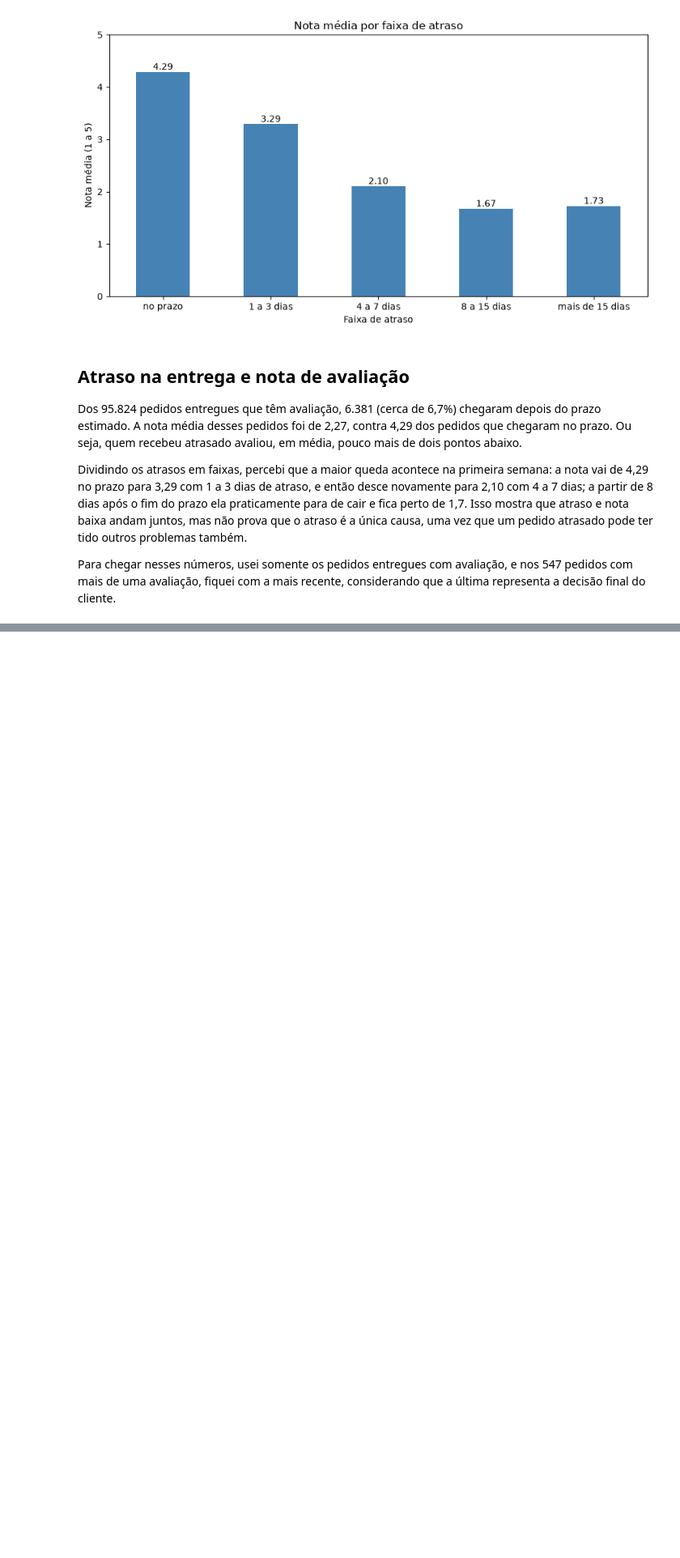
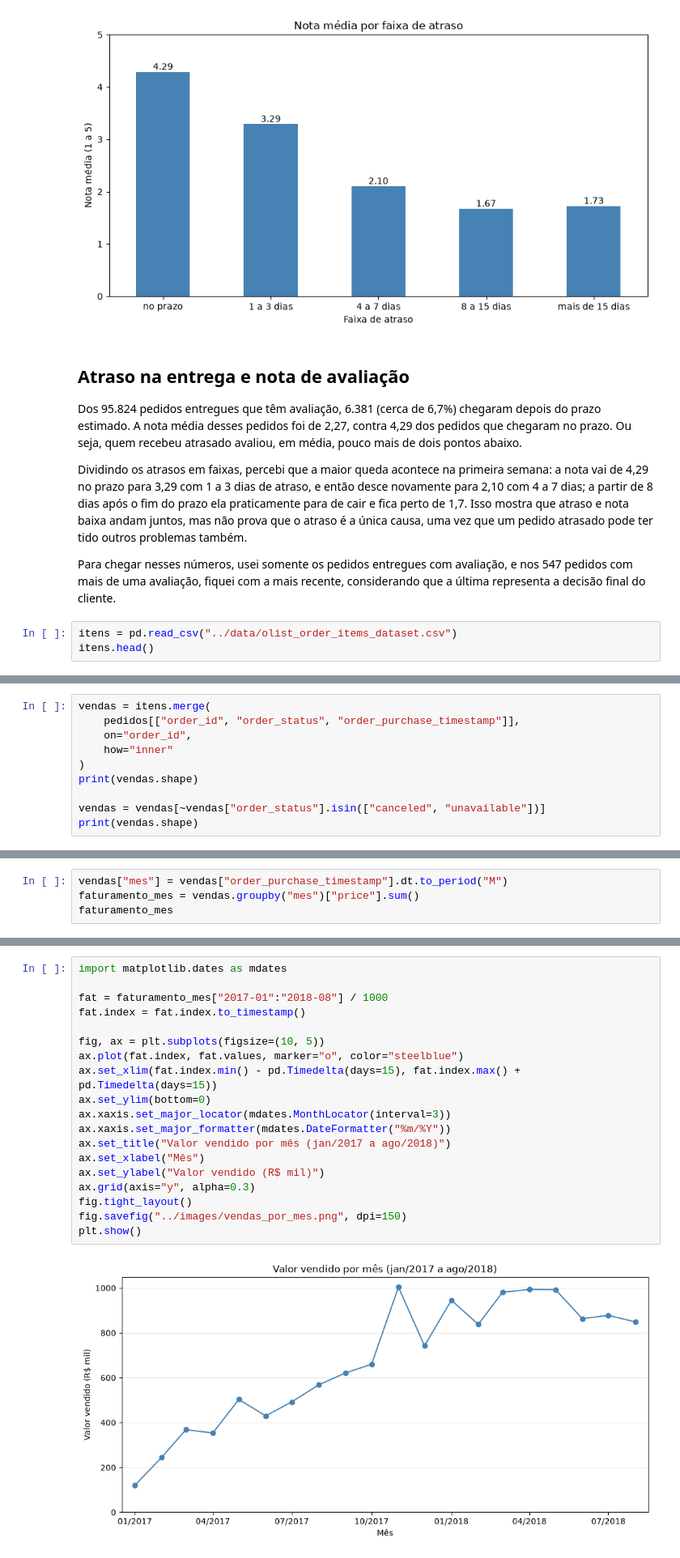
Before and after one commit to paulorcmj/analise-vendas-olist, a Jupyter notebook: notebooks/01_exploracao.ipynb, the cells around one changed output, grey strips where cells are left out. Shown at 81% size. Cells and saved outputs as stored; diff of their text form; blank space fills up the shorter version.

Commit message:
gráfico de vendas por mês e pico de novembro

```diff
--- a/notebooks/01_exploracao.ipynb
+++ b/notebooks/01_exploracao.ipynb
@@ -268,3 +268,6 @@ Dos 95.824 pedidos entregues que têm avaliação, 6.381 (cerca de 6,7%) chegara
 Dividindo os atrasos em faixas, percebi que a maior queda acontece na primeira semana: a nota vai de 4,29 no prazo para 3,29 com 1 a 3 dias de atraso, e então desce novamente para 2,10 com 4 a 7 dias; a partir de 8 dias após o fim do prazo ela praticamente para de cair e fica perto de 1,7. Isso mostra que atraso e nota baixa andam juntos, mas não prova que o atraso é a única causa, uma vez que um pedido atrasado pode ter tido outros problemas também.
 
 Para chegar nesses números, usei somente os pedidos entregues com avaliação, e nos 547 pedidos com mais de uma avaliação, fiquei com a mais recente, considerando que a última representa a decisão final do cliente.
+# %%
+itens = pd.read_csv("../data/olist_order_items_dataset.csv")
+itens.head()
@@ -270,0 +331,10 @@ Para chegar nesses números, usei somente os pedidos entregues com avaliação,
+# %%
+vendas = itens.merge(
+    pedidos[["order_id", "order_status", "order_purchase_timestamp"]],
+    on="order_id",
+    how="inner"
+)
+print(vendas.shape)
+
+vendas = vendas[~vendas["order_status"].isin(["canceled", "unavailable"])]
+print(vendas.shape)
@@ -270,0 +344,4 @@ Para chegar nesses números, usei somente os pedidos entregues com avaliação,
+# %%
+vendas["mes"] = vendas["order_purchase_timestamp"].dt.to_period("M")
+faturamento_mes = vendas.groupby("mes")["price"].sum()
+faturamento_mes
@@ -270,0 +390,21 @@ Para chegar nesses números, usei somente os pedidos entregues com avaliação,
+# %%
+import matplotlib.dates as mdates
+
+fat = faturamento_mes["2017-01":"2018-08"] / 1000
+fat.index = fat.index.to_timestamp()
+
+fig, ax = plt.subplots(figsize=(10, 5))
+ax.plot(fat.index, fat.values, marker="o", color="steelblue")
+ax.set_xlim(fat.index.min() - pd.Timedelta(days=15), fat.index.max() + pd.Timedelta(days=15))
+ax.set_ylim(bottom=0)
+ax.xaxis.set_major_locator(mdates.MonthLocator(interval=3))
+ax.xaxis.set_major_formatter(mdates.DateFormatter("%m/%Y"))
+ax.set_title("Valor vendido por mês (jan/2017 a ago/2018)")
+ax.set_xlabel("Mês")
+ax.set_ylabel("Valor vendido (R$ mil)")
+ax.grid(axis="y", alpha=0.3)
+fig.tight_layout()
+fig.savefig("../images/vendas_por_mes.png", dpi=150)
+plt.show()
+# %% [output]
+[figure, added]
```
Also changed, not shown: parts of 10 cells of this notebook, 1 other file.
